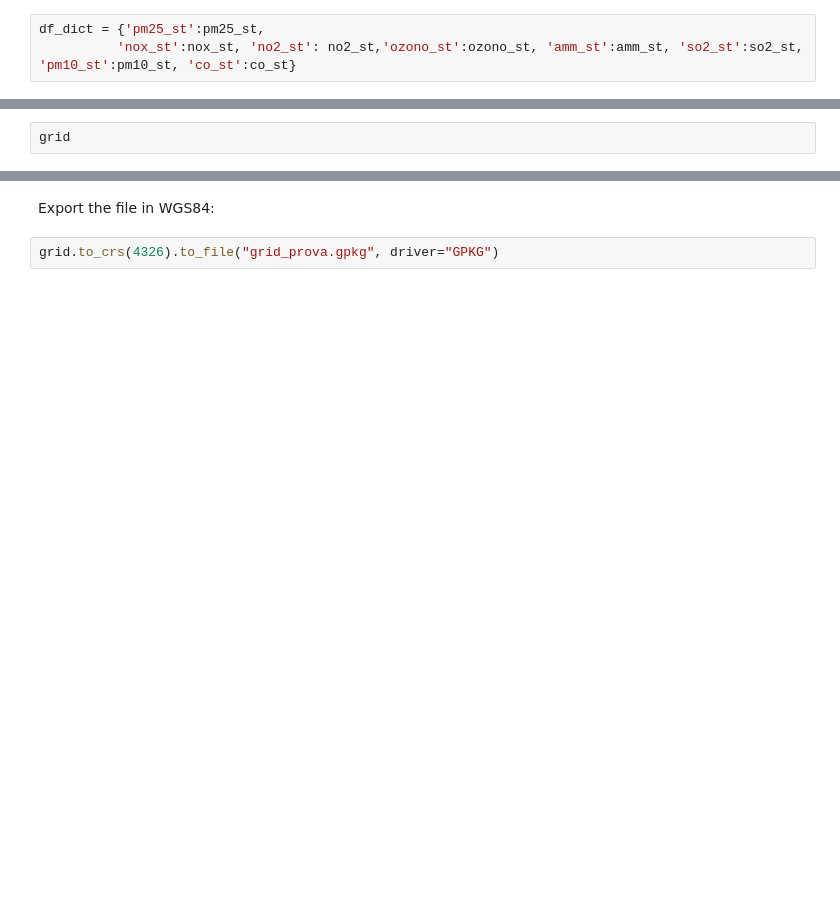
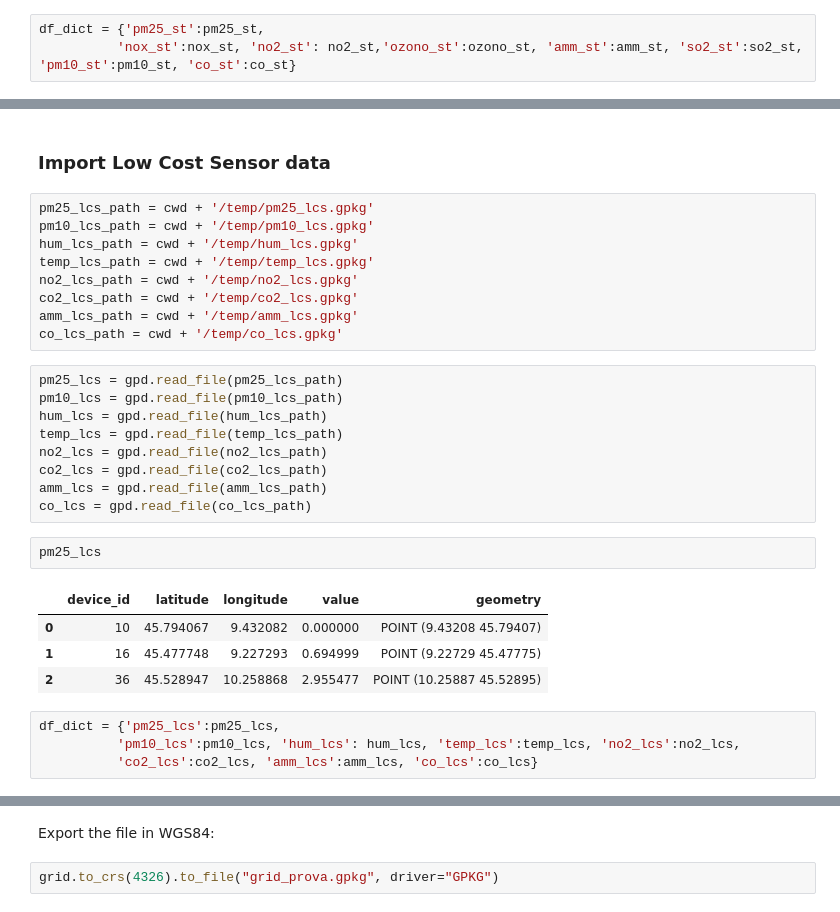
Before and after one commit to gisgeolab/D-DUST, a Jupyter notebook: grid_processing.ipynb, the cells around one changed output, grey strips where cells are left out. Drawn from its saved outputs; the diff is of its cells as text; blank space fills up the shorter version.

```diff
--- a/grid_processing.ipynb
+++ b/grid_processing.ipynb
@@ -688,2 +732,31 @@ for key in df_dict:
-# %%
-grid
+# %% [markdown]
+### Import Low Cost Sensor data
+# %%
+pm25_lcs_path = cwd + '/temp/pm25_lcs.gpkg'
+pm10_lcs_path = cwd + '/temp/pm10_lcs.gpkg'
+hum_lcs_path = cwd + '/temp/hum_lcs.gpkg'
+temp_lcs_path = cwd + '/temp/temp_lcs.gpkg'
+no2_lcs_path = cwd + '/temp/no2_lcs.gpkg'
+co2_lcs_path = cwd + '/temp/co2_lcs.gpkg'
+amm_lcs_path = cwd + '/temp/amm_lcs.gpkg'
+co_lcs_path = cwd + '/temp/co_lcs.gpkg'
+# %%
+pm25_lcs = gpd.read_file(pm25_lcs_path)
+pm10_lcs = gpd.read_file(pm10_lcs_path)
+hum_lcs = gpd.read_file(hum_lcs_path)
+temp_lcs = gpd.read_file(temp_lcs_path)
+no2_lcs = gpd.read_file(no2_lcs_path)
+co2_lcs = gpd.read_file(co2_lcs_path)
+amm_lcs = gpd.read_file(amm_lcs_path)
+co_lcs = gpd.read_file(co_lcs_path)
+# %%
+pm25_lcs
+# %% [output]
+|  | device_id | latitude | longitude | value | geometry |
+| 0 | 10 | 45.794067 | 9.432082 | 0.000000 | POINT (9.43208 45.79407) |
+| 1 | 16 | 45.477748 | 9.227293 | 0.694999 | POINT (9.22729 45.47775) |
+| 2 | 36 | 45.528947 | 10.258868 | 2.955477 | POINT (10.25887 45.52895) |
+# %%
+df_dict = {'pm25_lcs':pm25_lcs,
+          'pm10_lcs':pm10_lcs, 'hum_lcs': hum_lcs, 'temp_lcs':temp_lcs, 'no2_lcs':no2_lcs,
+          'co2_lcs':co2_lcs, 'amm_lcs':amm_lcs, 'co_lcs':co_lcs}
```
Also changed, not shown: parts of 9 cells of this notebook, 4 other files.
